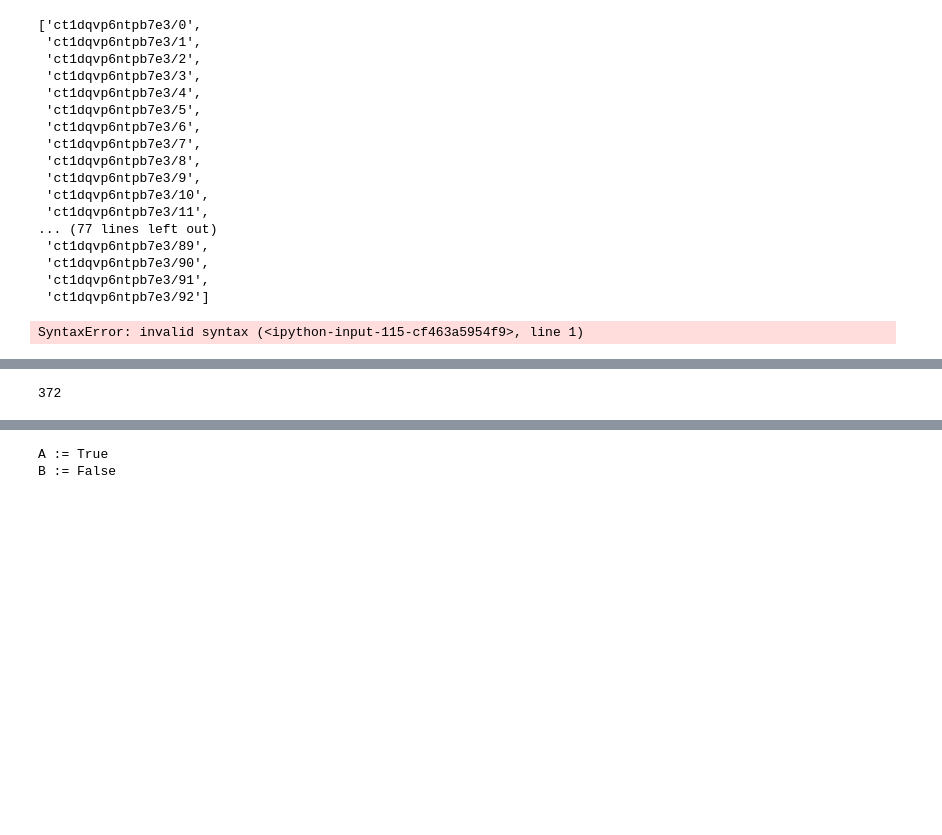
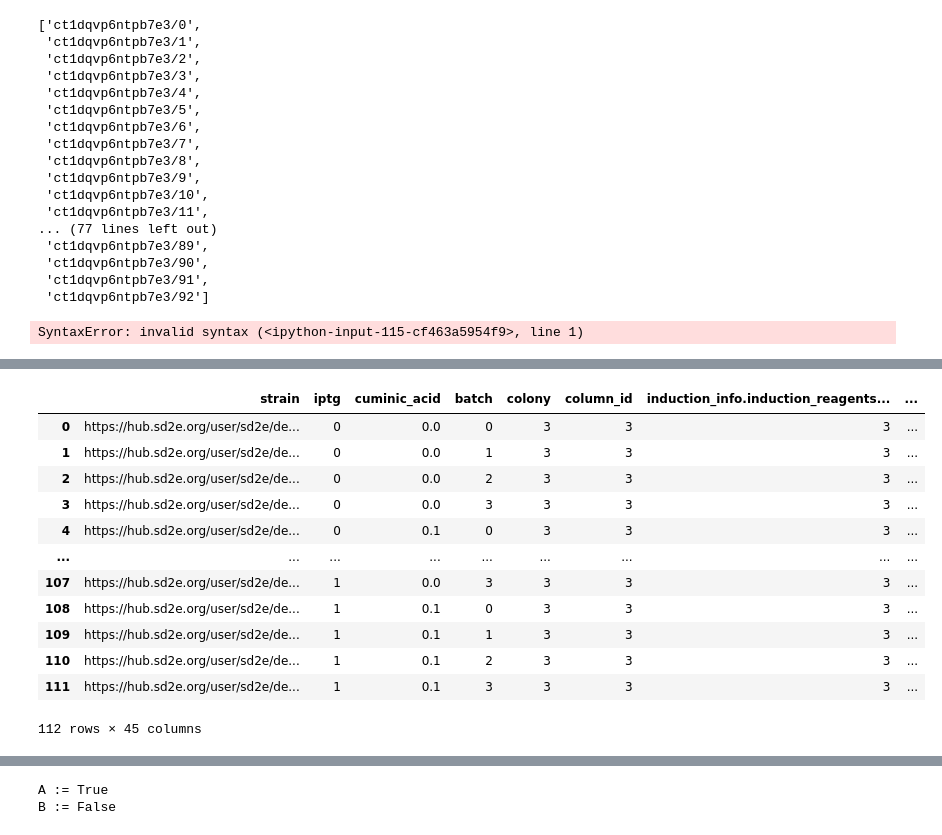
Before and after one commit to SD2E/pysd2cat, a Jupyter notebook: notebooks/scratch.ipynb, the cells around one changed output, grey strips where cells are left out. Saved outputs shown, nothing was run; the diff lists cells and outputs as text; code cells hidden in the pictures; blank space fills up the shorter version.

```diff
--- a/notebooks/scratch.ipynb
+++ b/notebooks/scratch.ipynb
@@ -180,14 +177,28 @@ df
 # %%
 #df.lab_id
 #f.loc[df.batch==1] #.drop(columns='id').drop_duplicates()
 #df.drop(columns='timepoint').drop_duplicates().groupby([  "strain"]).agg(len)
-df.drop(columns=['timepoint', 'measurement_type']).drop_duplicates().groupby([ 'strain',  'beta_estradiol_concentration']).agg(len)
+#df.drop(columns=['timepoint', 'measurement_type']).drop_duplicates().groupby([ 'strain',  'beta_estradiol_concentration', 'batch']).agg(len).reset_index()
+df.drop(columns=['timepoint', 'measurement_type']).drop_duplicates().groupby([ 'strain',  'iptg', 'cuminic_acid', 'batch']).agg(len).reset_index()
+
 #df.loc[df['beta_estradiol_concentration'].isna()].strain.value_counts()
 #df.strain.unique()
 #df.lab_id.unique()
 #df.measurement_type.unique()
 #df.columns
 #len(df.drop(columns=['timepoint', 'measurement_type']).drop_duplicates().loc[df.strain == 'UWBF_24926'])
 #len(df.loc[df.strain == 'UWBF_24952'])
 # %% [output]
+|  | strain | iptg | cuminic_acid | batch | colony | column_id | induction_info.induction_reagents... | ... |
+| 0 | https://hub.sd2e.org/user/sd2e/de... | 0 | 0.0 | 0 | 3 | 3 | 3 | ... |
+| 1 | https://hub.sd2e.org/user/sd2e/de... | 0 | 0.0 | 1 | 3 | 3 | 3 | ... |
+| 2 | https://hub.sd2e.org/user/sd2e/de... | 0 | 0.0 | 2 | 3 | 3 | 3 | ... |
+| 3 | https://hub.sd2e.org/user/sd2e/de... | 0 | 0.0 | 3 | 3 | 3 | 3 | ... |
+| 4 | https://hub.sd2e.org/user/sd2e/de... | 0 | 0.1 | 0 | 3 | 3 | 3 | ... |
+| ... | ... | ... | ... | ... | ... | ... | ... | ... |
+| 107 | https://hub.sd2e.org/user/sd2e/de... | 1 | 0.0 | 3 | 3 | 3 | 3 | ... |
+| 108 | https://hub.sd2e.org/user/sd2e/de... | 1 | 0.1 | 0 | 3 | 3 | 3 | ... |
+| 109 | https://hub.sd2e.org/user/sd2e/de... | 1 | 0.1 | 1 | 3 | 3 | 3 | ... |
+| 110 | https://hub.sd2e.org/user/sd2e/de... | 1 | 0.1 | 2 | 3 | 3 | 3 | ... |
+| 111 | https://hub.sd2e.org/user/sd2e/de... | 1 | 0.1 | 3 | 3 | 3 | 3 | ... |
-372
+112 rows × 45 columns
```
Also changed, not shown: parts of 4 cells of this notebook, 1 other file.
